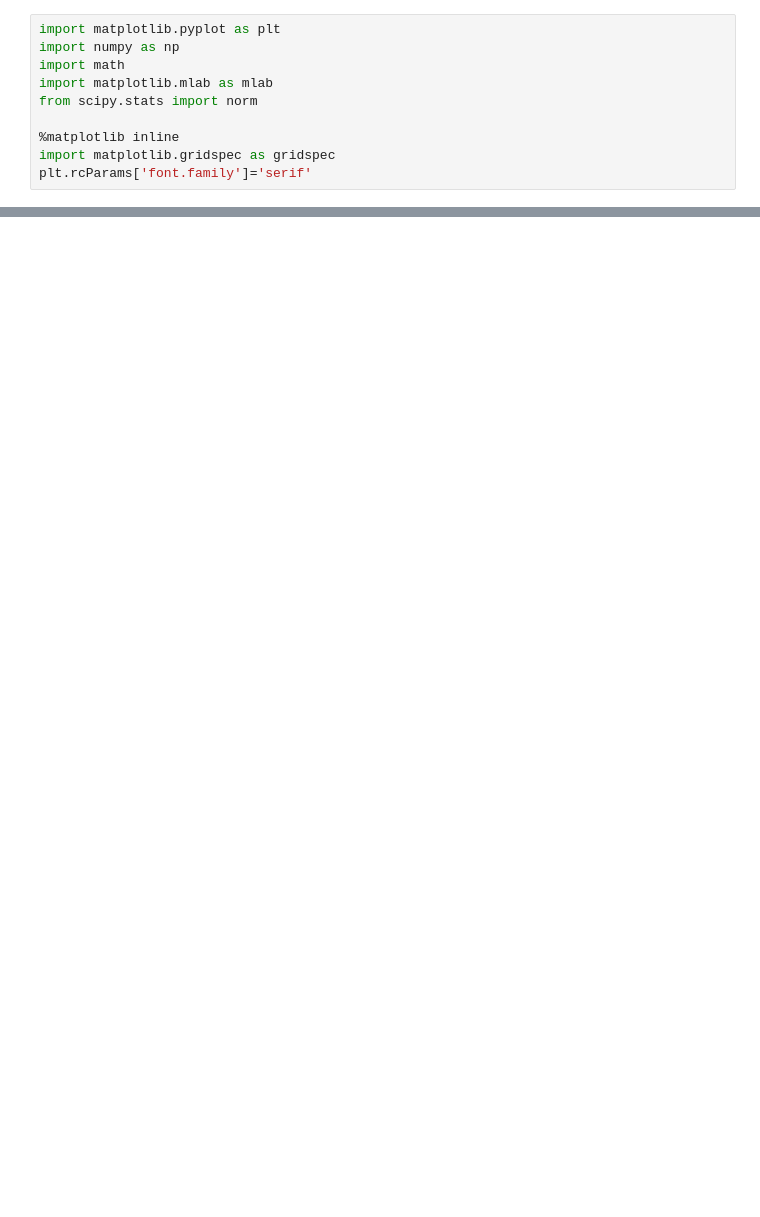
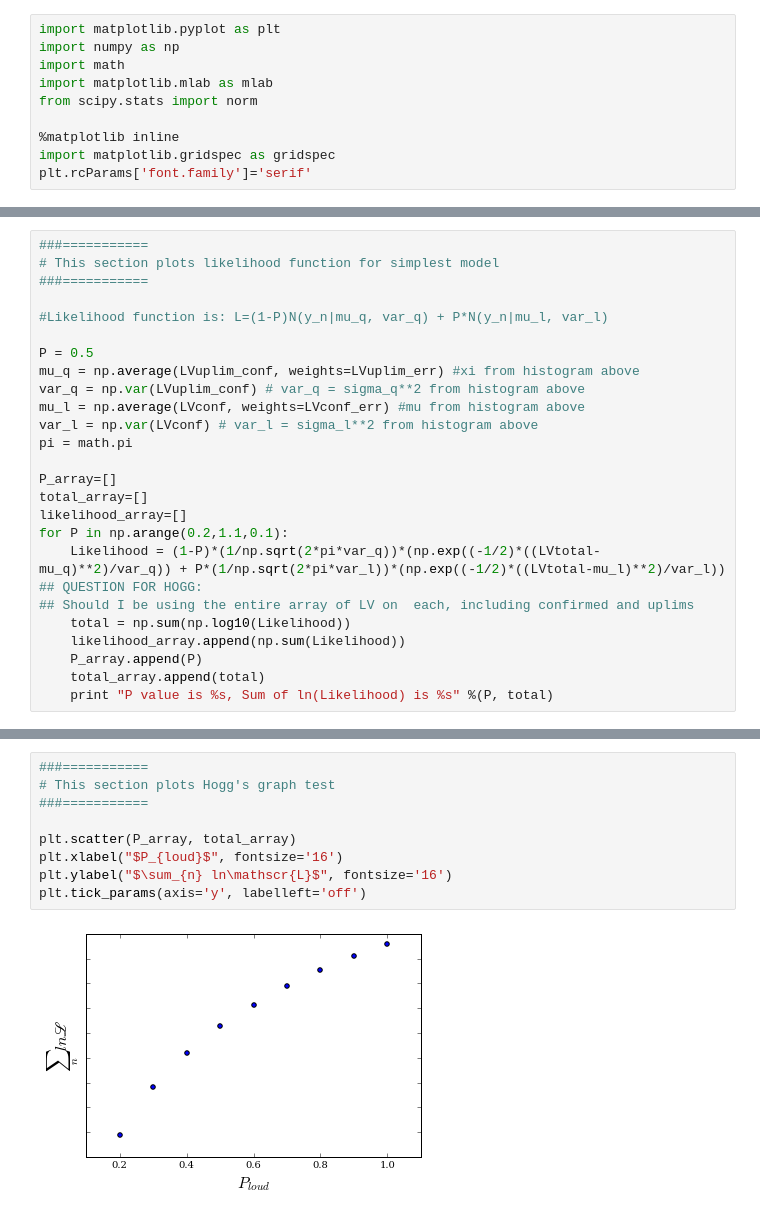
Before and after one commit to elliesch/python_codes, a Jupyter notebook: MixtureModel.ipynb, the cells around one changed output, grey strips where cells are left out. Cells and saved outputs as stored; diff of their text form; blank space fills up the shorter version.

```diff
--- a/MixtureModel.ipynb
+++ b/MixtureModel.ipynb
@@ -111,0 +105,26 @@ print Likelihood
+# %%
+###===========
+# This section plots likelihood function for simplest model
+###===========
+
+#Likelihood function is: L=(1-P)N(y_n|mu_q, var_q) + P*N(y_n|mu_l, var_l)
+
+P = 0.5
+mu_q = np.average(LVuplim_conf, weights=LVuplim_err) #xi from histogram above
+var_q = np.var(LVuplim_conf) # var_q = sigma_q**2 from histogram above
+mu_l = np.average(LVconf, weights=LVconf_err) #mu from histogram above
+var_l = np.var(LVconf) # var_l = sigma_l**2 from histogram above
+pi = math.pi
+
+P_array=[]
+total_array=[]
+likelihood_array=[]
+for P in np.arange(0.2,1.1,0.1):
+    Likelihood = (1-P)*(1/np.sqrt(2*pi*var_q))*(np.exp((-1/2)*((LVtotal-mu_q)**2)/var_q)) + P*(1/np.sqrt(2*pi*var_l))*(np.exp((-1/2)*((LVtotal-mu_l)**2)/var_l))
+## QUESTION FOR HOGG:
+## Should I be using the entire array of LV on  each, including confirmed and uplims
+    total = np.sum(np.log10(Likelihood))
+    likelihood_array.append(np.sum(Likelihood))
+    P_array.append(P)
+    total_array.append(total)
+    print "P value is %s, Sum of ln(Likelihood) is %s" %(P, total)
@@ -111,0 +141,11 @@ print Likelihood
+# %%
+###===========
+# This section plots Hogg's graph test
+###===========
+
+plt.scatter(P_array, total_array)
+plt.xlabel("$P_{loud}$", fontsize='16')
+plt.ylabel("$\sum_{n} ln\mathscr{L}$", fontsize='16')
+plt.tick_params(axis='y', labelleft='off')
+# %% [output]
+[figure, added]
```
Also changed, not shown: parts of 5 cells of this notebook.
